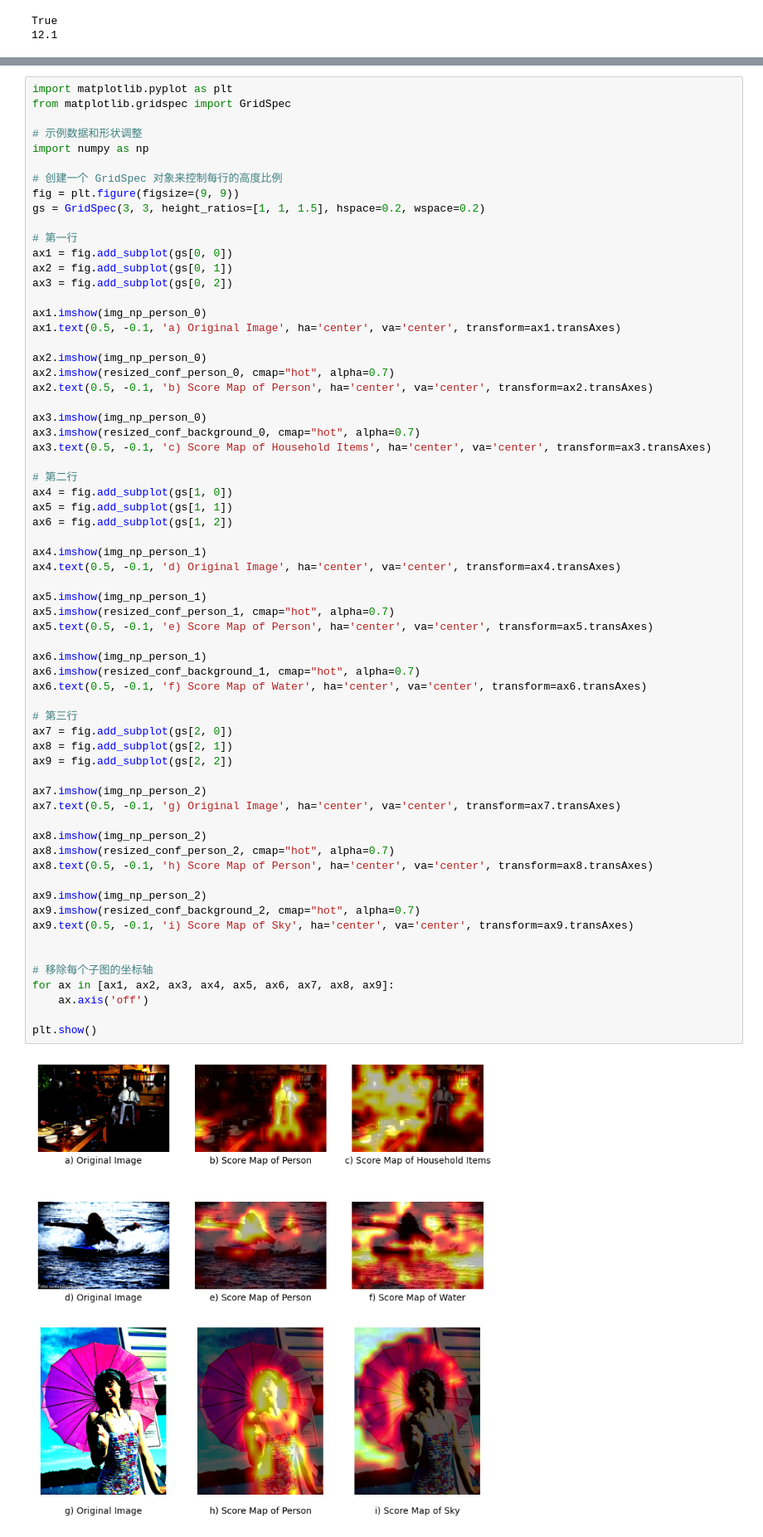
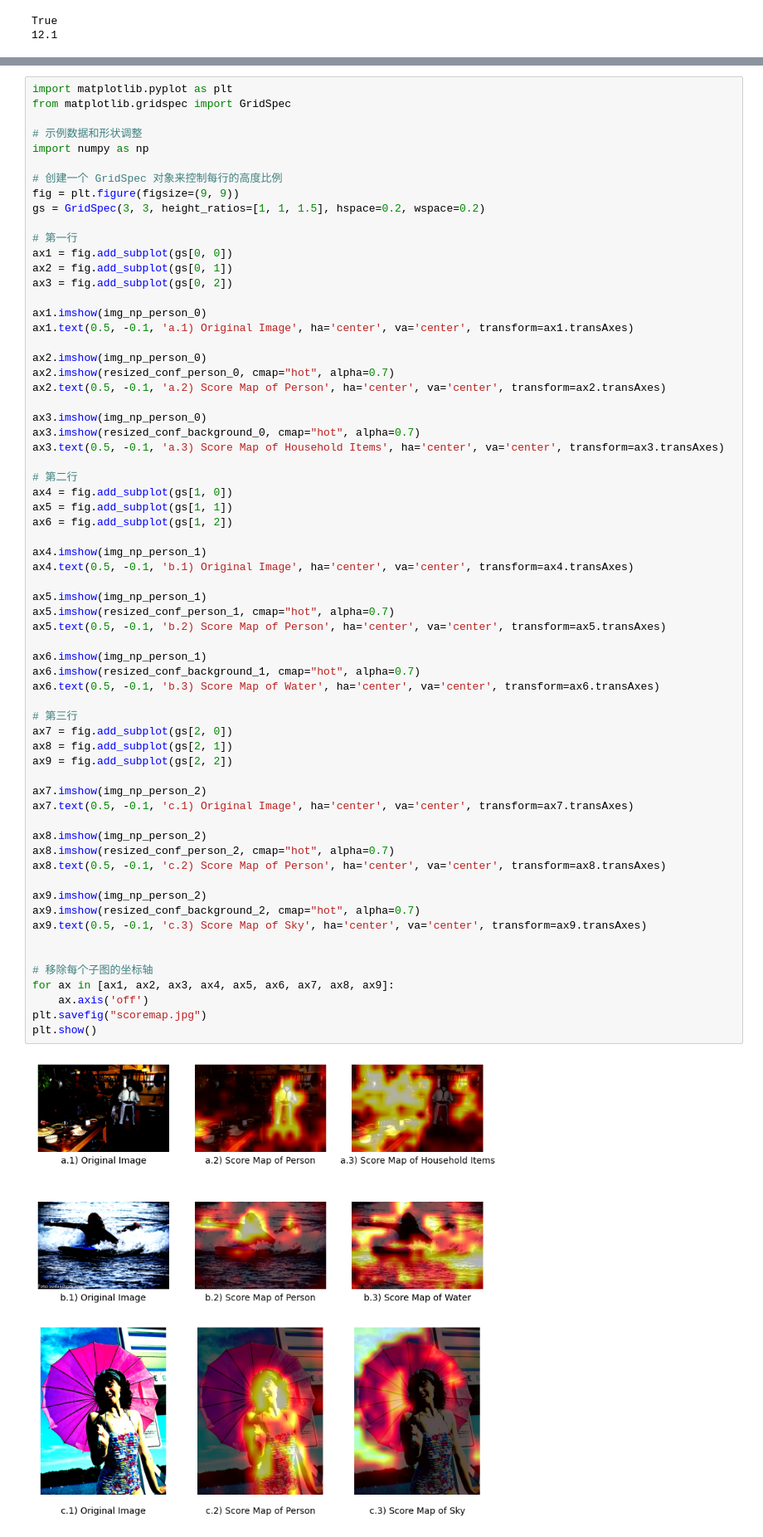
Before and after one commit to qiwen-1123/open_clip, a Jupyter notebook: vis.ipynb, the cells around one changed output, grey strips where cells are left out. Shown at 83% size. Drawn from its saved outputs; the diff is of its cells as text.

```diff
--- a/vis.ipynb
+++ b/vis.ipynb
@@ -117,53 +151,53 @@ ax2 = fig.add_subplot(gs[0, 1])
 ax3 = fig.add_subplot(gs[0, 2])
 
 ax1.imshow(img_np_person_0)
-ax1.text(0.5, -0.1, 'a) Original Image', ha='center', va='center', transform=ax1.transAxes)
+ax1.text(0.5, -0.1, 'a.1) Original Image', ha='center', va='center', transform=ax1.transAxes)
 
 ax2.imshow(img_np_person_0)
 ax2.imshow(resized_conf_person_0, cmap="hot", alpha=0.7)
-ax2.text(0.5, -0.1, 'b) Score Map of Person', ha='center', va='center', transform=ax2.transAxes)
+ax2.text(0.5, -0.1, 'a.2) Score Map of Person', ha='center', va='center', transform=ax2.transAxes)
 
 ax3.imshow(img_np_person_0)
 ax3.imshow(resized_conf_background_0, cmap="hot", alpha=0.7)
-ax3.text(0.5, -0.1, 'c) Score Map of Household Items', ha='center', va='center', transform=ax3.transAxes)
+ax3.text(0.5, -0.1, 'a.3) Score Map of Household Items', ha='center', va='center', transform=ax3.transAxes)
 
 # 第二行
 ax4 = fig.add_subplot(gs[1, 0])
 ax5 = fig.add_subplot(gs[1, 1])
 ax6 = fig.add_subplot(gs[1, 2])
 
 ax4.imshow(img_np_person_1)
-ax4.text(0.5, -0.1, 'd) Original Image', ha='center', va='center', transform=ax4.transAxes)
+ax4.text(0.5, -0.1, 'b.1) Original Image', ha='center', va='center', transform=ax4.transAxes)
 
 ax5.imshow(img_np_person_1)
 ax5.imshow(resized_conf_person_1, cmap="hot", alpha=0.7)
-ax5.text(0.5, -0.1, 'e) Score Map of Person', ha='center', va='center', transform=ax5.transAxes)
+ax5.text(0.5, -0.1, 'b.2) Score Map of Person', ha='center', va='center', transform=ax5.transAxes)
 
 ax6.imshow(img_np_person_1)
 ax6.imshow(resized_conf_background_1, cmap="hot", alpha=0.7)
-ax6.text(0.5, -0.1, 'f) Score Map of Water', ha='center', va='center', transform=ax6.transAxes)
+ax6.text(0.5, -0.1, 'b.3) Score Map of Water', ha='center', va='center', transform=ax6.transAxes)
 
 # 第三行
 ax7 = fig.add_subplot(gs[2, 0])
 ax8 = fig.add_subplot(gs[2, 1])
 ax9 = fig.add_subplot(gs[2, 2])
 
 ax7.imshow(img_np_person_2)
-ax7.text(0.5, -0.1, 'g) Original Image', ha='center', va='center', transform=ax7.transAxes)
+ax7.text(0.5, -0.1, 'c.1) Original Image', ha='center', va='center', transform=ax7.transAxes)
 
 ax8.imshow(img_np_person_2)
 ax8.imshow(resized_conf_person_2, cmap="hot", alpha=0.7)
-ax8.text(0.5, -0.1, 'h) Score Map of Person', ha='center', va='center', transform=ax8.transAxes)
+ax8.text(0.5, -0.1, 'c.2) Score Map of Person', ha='center', va='center', transform=ax8.transAxes)
 
 ax9.imshow(img_np_person_2)
 ax9.imshow(resized_conf_background_2, cmap="hot", alpha=0.7)
-ax9.text(0.5, -0.1, 'i) Score Map of Sky', ha='center', va='center', transform=ax9.transAxes)
+ax9.text(0.5, -0.1, 'c.3) Score Map of Sky', ha='center', va='center', transform=ax9.transAxes)
 
 
 # 移除每个子图的坐标轴
 for ax in [ax1, ax2, ax3, ax4, ax5, ax6, ax7, ax8, ax9]:
     ax.axis('off')
-
+plt.savefig("scoremap.jpg")
 plt.show()
 # %% [output]
-[figure, old version]
+[figure, new version]
```
Also changed, not shown: parts of 1 cell of this notebook.
